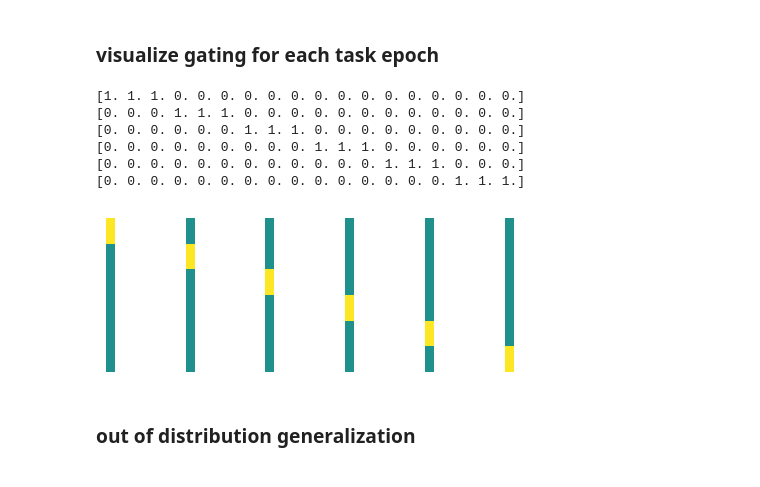
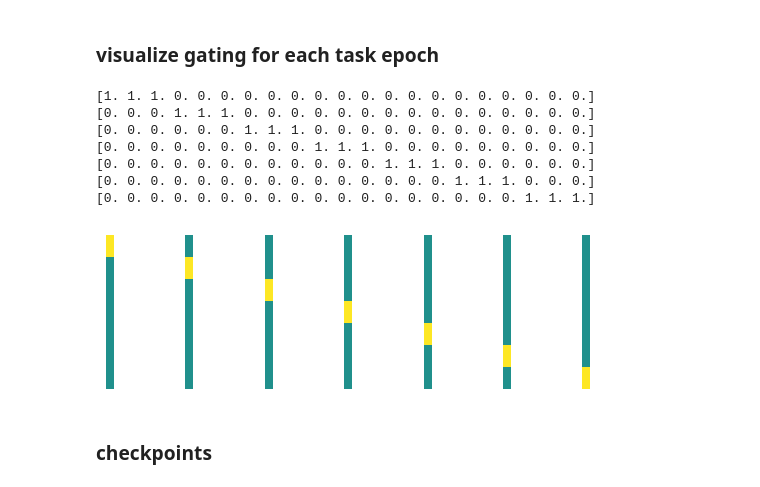
Before and after one commit to hzshan/context_inference_rnn, a Jupyter notebook: train.ipynb, the cells around one changed output. Drawn from its saved outputs; the diff is of its cells as text; code cells hidden in the pictures.

```diff
--- a/train.ipynb
+++ b/train.ipynb
@@ -94,15 +25,0 @@ Text(0, 0.5, 'test loss')
-# %%
-#U_arr.shape, V_arr.shape
-fig, axes = plt.subplots(dim_z, 1, figsize=(3, 1.5*dim_z), sharex=True)
-for iz in range(dim_z):
-    ist, ied = iz * 3, (iz + 1) * 3
-    plot_u = U_arr[:, :, ist:ied].mean((-1, -2))
-    plot_v = V_arr[:, :, ist:ied].mean((-1, -2))
-    axes[iz].plot(plot_u, label='mean(Uz)')
-    axes[iz].plot(plot_v, label='mean(Vz)')
-    axes[iz].set_ylabel(z_list[iz])
-    axes[iz].legend(loc=(1.05, 0.25))
-    ymax = max(plot_u.max(), plot_v.max())
-    ymin = min(plot_u.min(), plot_v.min())
-    for x in range(5):
-        axes[iz].plot([x*50]*2, [ymin, ymax], alpha=0.2, color='gray')
@@ -111,22 +26,24 @@ for iz in range(dim_z):
 # %% [markdown]
 ### visualize gating for each task epoch
 # %%
+dim_z = len(config['z_list'])
 fig, axes = plt.subplots(1, dim_z, figsize=(dim_z, 2))
 for iz in range(dim_z):
-    z_t = torch.zeros(dim_z, device=device)
+    z_t = torch.zeros(dim_z, device=next(model.parameters()).device)
     z_t[iz] = 1
     gating = model.gating(z_t.unsqueeze(0))
     gating = gating.detach().cpu().numpy()[0]
     print(gating)
     axes[iz].imshow(gating[:, None], vmin=-1, vmax=1)
     axes[iz].axis('off')
 # %% [output]
-[1. 1. 1. 0. 0. 0. 0. 0. 0. 0. 0. 0. 0. 0. 0. 0. 0. 0.]
-[0. 0. 0. 1. 1. 1. 0. 0. 0. 0. 0. 0. 0. 0. 0. 0. 0. 0.]
-[0. 0. 0. 0. 0. 0. 1. 1. 1. 0. 0. 0. 0. 0. 0. 0. 0. 0.]
-[0. 0. 0. 0. 0. 0. 0. 0. 0. 1. 1. 1. 0. 0. 0. 0. 0. 0.]
-[0. 0. 0. 0. 0. 0. 0. 0. 0. 0. 0. 0. 1. 1. 1. 0. 0. 0.]
-[0. 0. 0. 0. 0. 0. 0. 0. 0. 0. 0. 0. 0. 0. 0. 1. 1. 1.]
+[1. 1. 1. 0. 0. 0. 0. 0. 0. 0. 0. 0. 0. 0. 0. 0. 0. 0. 0. 0. 0.]
+[0. 0. 0. 1. 1. 1. 0. 0. 0. 0. 0. 0. 0. 0. 0. 0. 0. 0. 0. 0. 0.]
+[0. 0. 0. 0. 0. 0. 1. 1. 1. 0. 0. 0. 0. 0. 0. 0. 0. 0. 0. 0. 0.]
+[0. 0. 0. 0. 0. 0. 0. 0. 0. 1. 1. 1. 0. 0. 0. 0. 0. 0. 0. 0. 0.]
+[0. 0. 0. 0. 0. 0. 0. 0. 0. 0. 0. 0. 1. 1. 1. 0. 0. 0. 0. 0. 0.]
+[0. 0. 0. 0. 0. 0. 0. 0. 0. 0. 0. 0. 0. 0. 0. 1. 1. 1. 0. 0. 0.]
+[0. 0. 0. 0. 0. 0. 0. 0. 0. 0. 0. 0. 0. 0. 0. 0. 0. 0. 1. 1. 1.]
-[figure, old version]
+[figure, new version]
-# %% [markdown]
-### out of distribution generalization
+# %% [markdown]
+### checkpoints
```
Also changed, not shown: parts of 15 cells of this notebook, 2 other files.
